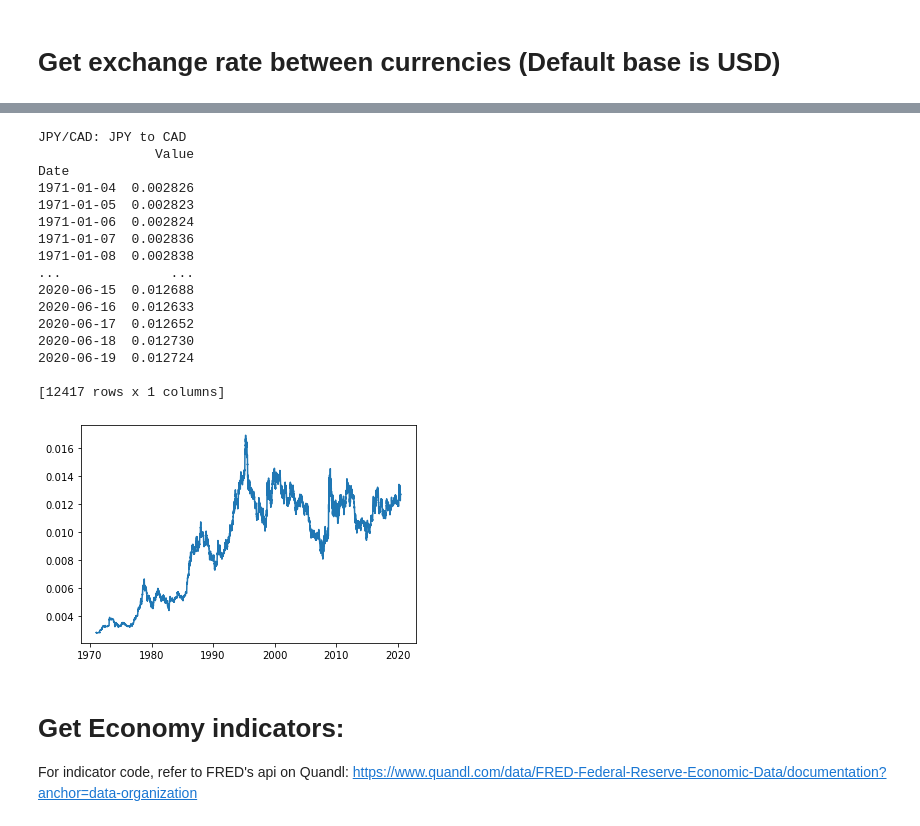
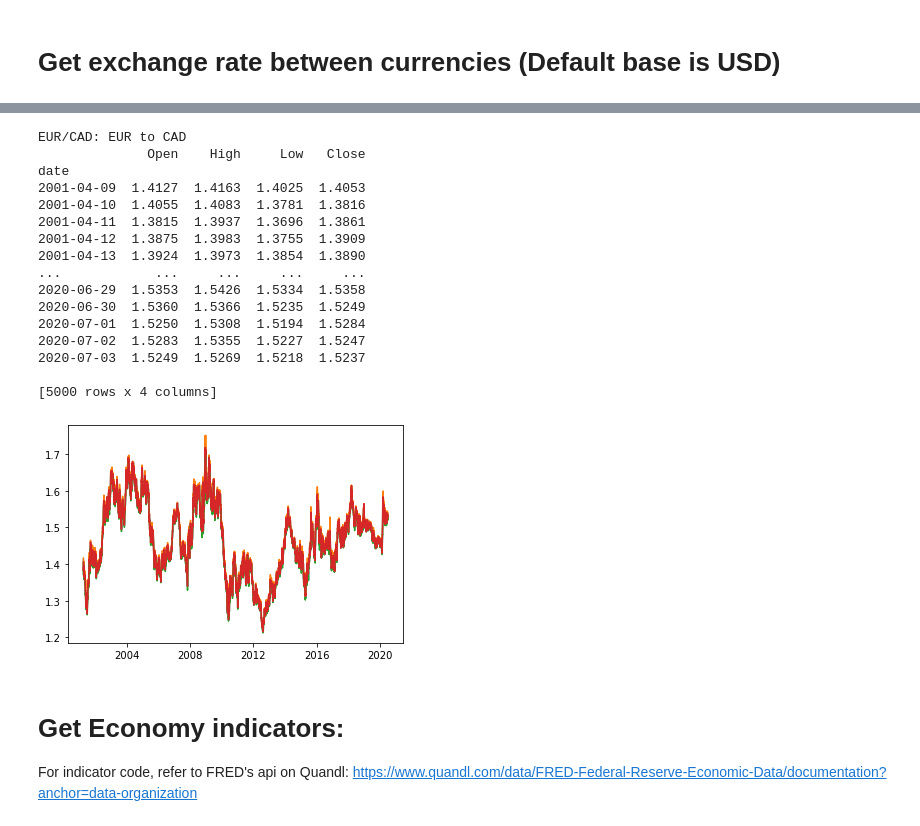
Before and after one commit to lethien/AlgoResearchTool, a Jupyter notebook: Economy_data_download_example.ipynb, the cells around one changed output, grey strips where cells are left out. Saved outputs shown, nothing was run; the diff lists cells and outputs as text; code cells hidden in the pictures.

```diff
--- a/Economy_data_download_example.ipynb
+++ b/Economy_data_download_example.ipynb
@@ -32,28 +32,28 @@ Date
 # %%
-jpy_cad = Currency('CAD', base='JPY')
-print(jpy_cad.exchange_symbol)
-jpy_cad_hist = jpy_cad.get_history()
-print(jpy_cad_hist)
-plt.plot(jpy_cad_hist)
+eur_cad = Currency('CAD', base_currency='EUR')
+print(eur_cad.exchange_symbol)
+eur_cad_hist = eur_cad.get_history()
+print(eur_cad_hist)
+plt.plot(eur_cad_hist)
 plt.show()
 # %% [output]
-JPY/CAD: JPY to CAD
-               Value
-Date
-1971-01-04  0.002826
-1971-01-05  0.002823
-1971-01-06  0.002824
-1971-01-07  0.002836
-1971-01-08  0.002838
-...              ...
-2020-06-15  0.012688
-2020-06-16  0.012633
-2020-06-17  0.012652
-2020-06-18  0.012730
-2020-06-19  0.012724
+EUR/CAD: EUR to CAD
+              Open    High     Low   Close
+date
+2001-04-09  1.4127  1.4163  1.4025  1.4053
+2001-04-10  1.4055  1.4083  1.3781  1.3816
+2001-04-11  1.3815  1.3937  1.3696  1.3861
+2001-04-12  1.3875  1.3983  1.3755  1.3909
+2001-04-13  1.3924  1.3973  1.3854  1.3890
+...            ...     ...     ...     ...
+2020-06-29  1.5353  1.5426  1.5334  1.5358
+2020-06-30  1.5360  1.5366  1.5235  1.5249
+2020-07-01  1.5250  1.5308  1.5194  1.5284
+2020-07-02  1.5283  1.5355  1.5227  1.5247
+2020-07-03  1.5249  1.5269  1.5218  1.5237
 
-[12417 rows x 1 columns]
+[5000 rows x 4 columns]
-[figure, old version]
+[figure, new version]
 # %% [markdown]
 # Get Economy indicators:
 
```
Also changed, not shown: parts of 3 cells of this notebook, 19 other files.
